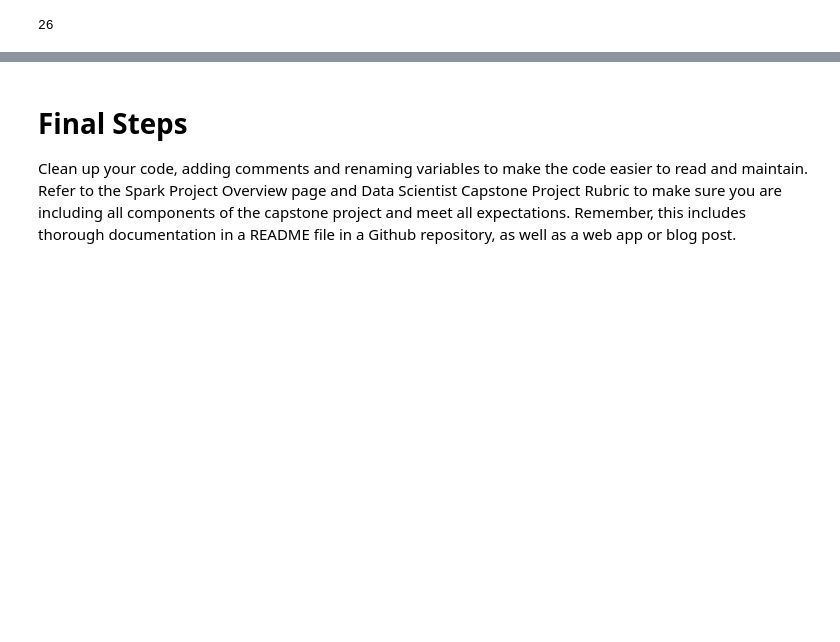
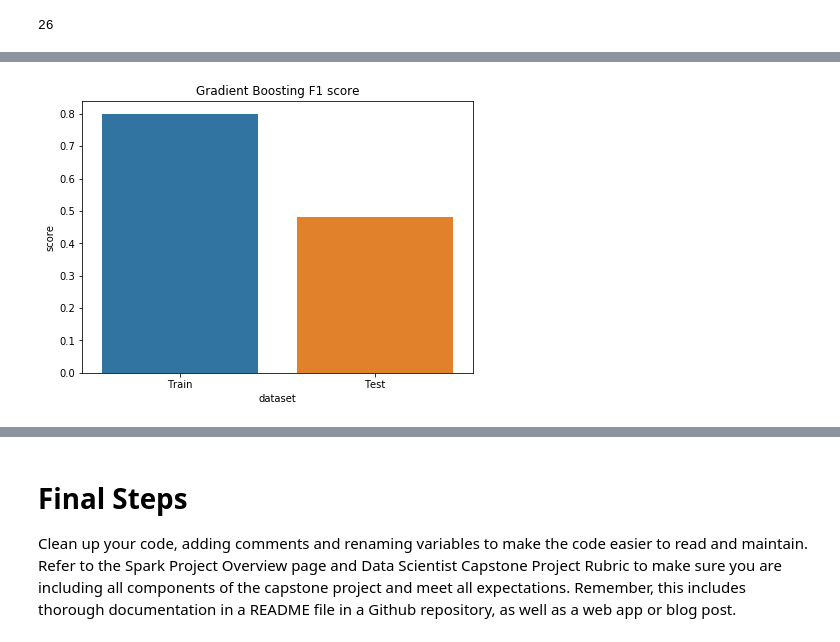
Before and after one commit to rubengura/Sparkify-Capstone-Project, a Jupyter notebook: Sparkify.ipynb, the cells around one changed output, grey strips where cells are left out. Drawn from its saved outputs; the diff is of its cells as text; code cells hidden in the pictures; blank space fills up the shorter version.

```diff
--- a/Sparkify.ipynb
+++ b/Sparkify.ipynb
@@ -320,10 +323,10 @@ numeric_columns = ['gender', 'songsListened', 'totalSessions', 'totalDays', 'lev
 user_ml_df = user_ml_df.select('userId', 'region',
                                *(F.col(column).cast("float").alias(column) for column in numeric_columns))
 # %%
-stringIndexer = StringIndexer(inputCol="region", outputCol="indexed")
-model = stringIndexer.fit(user_ml_df)
-user_ml_df = model.transform(user_ml_df)
+# This cell is not used as region can make overfit the model
+# stringIndexer = StringIndexer(inputCol="region", outputCol="indexed")
+# model = stringIndexer.fit(user_ml_df)
+# user_ml_df = model.transform(user_ml_df)
+# encoder = OneHotEncoder(inputCol="indexed", outputCol="regionEncoded")
+# user_ml_df = encoder.transform(user_ml_df)
+# user_ml_df = user_ml_df.drop('indexed')
-# %%
-encoder = OneHotEncoder(inputCol="indexed", outputCol="regionEncoded")
-user_ml_df = encoder.transform(user_ml_df)
-user_ml_df = user_ml_df.drop('indexed')
@@ -331,7 +343,7 @@ user_ml_df = user_ml_df.drop('indexed')
 columns = ['gender', 'songsListened', 'totalSessions', 'totalDays', 'level', 'avgSessionTime', 'About',
  'Add Friend', 'Add to Playlist', 'Downgrade', 'Error', 'Help', 'Home', 'Logout', 'NextSong',
  'Roll Advert', 'Save Settings', 'Settings', 'Submit Downgrade', 'Submit Upgrade', 'Thumbs Down',
- 'Thumbs Up', 'Upgrade', 'regionEncoded']
+ 'Thumbs Up', 'Upgrade']
 # %%
 assembler = VectorAssembler(inputCols=columns, outputCol="numColumns")
 user_ml_df = assembler.transform(user_ml_df)
@@ -449,0 +456,16 @@ gbt_model.save('gbt_model')
+# %%
+gbt = GBTClassifier()
+
+paramGrid = ParamGridBuilder() \
+    .addGrid(gbt.maxIter, np.arange(10, 30, 10)) \
+    .addGrid(gbt.maxDepth, np.arange(3, 7, 1)) \
+    .addGrid(gbt.minInstancesPerNode, [1, 10, 20]) \
+    .build()
+
+crossval = CrossValidator(estimator=gbt,
+                          estimatorParamMaps=paramGrid,
+                          evaluator=BinaryClassificationEvaluator(),
+                          numFolds=5)
+gbt_model_refined = crossval.fit(train)
+results_gbt = gbt_model_refined.transform(test)
+results_gbt_tr = gbt_model_refined.transform(train)
@@ -449,0 +478,9 @@ gbt_model.save('gbt_model')
+# %%
+results_df = pd.DataFrame({'score': [calculate_f1(results_gbt_tr), calculate_f1(results_gbt)],
+                           'dataset': ['Train', 'Test']})
+plt.figure(figsize=(7,5))
+sns.barplot(x='dataset', y='score', data=results_df)
+plt.title('Gradient Boosting F1 score')
+plt.show()
+# %% [output]
+[figure, added]
```
Also changed, not shown: parts of 21 cells of this notebook.
